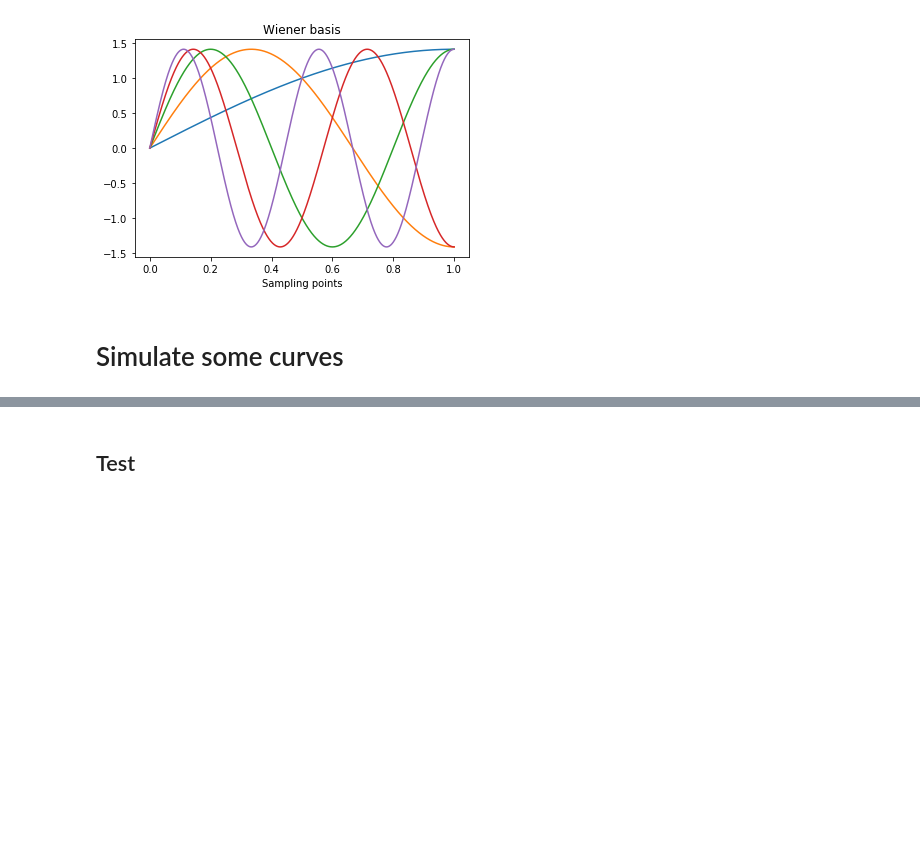
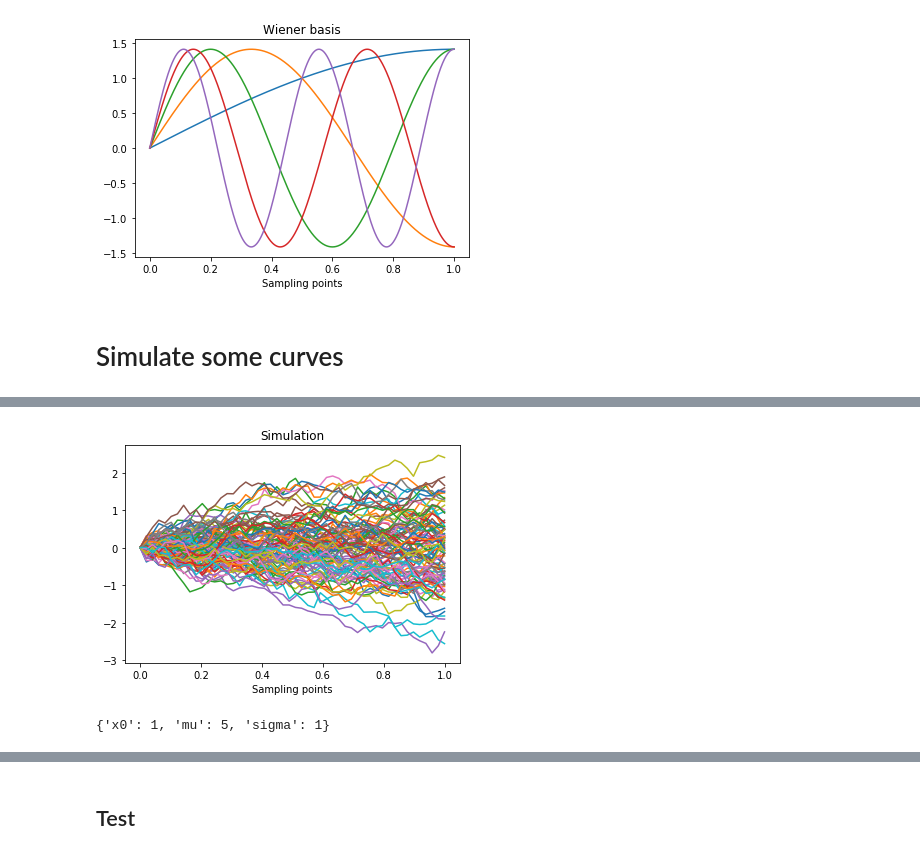
Before and after one commit to StevenGolovkine/FDApy, a Jupyter notebook: examples/simulation.ipynb, the cells around one changed output, grey strips where cells are left out. Saved outputs shown, nothing was run; the diff lists cells and outputs as text; code cells hidden in the pictures; blank space fills up the shorter version.

```diff
--- a/examples/simulation.ipynb
+++ b/examples/simulation.ipynb
@@ -114,0 +117,12 @@ sim.new(x0=0)
+# %%
+# Plot some simulations
+fig, ax = plot(sim.obs_, main='Simulation', xlab='Sampling points')
+plt.show()
+# %% [output]
+[figure, added]
+# %%
+# Simulate some geometric brownian motions.
+sim = Brownian(N=100, M=50, brownian_type='geometric')
+sim.new(x0=1, mu=5, sigma=1)
+# %% [output]
+{'x0': 1, 'mu': 5, 'sigma': 1}
```
Also changed, not shown: parts of 14 cells of this notebook, 4 other files.
